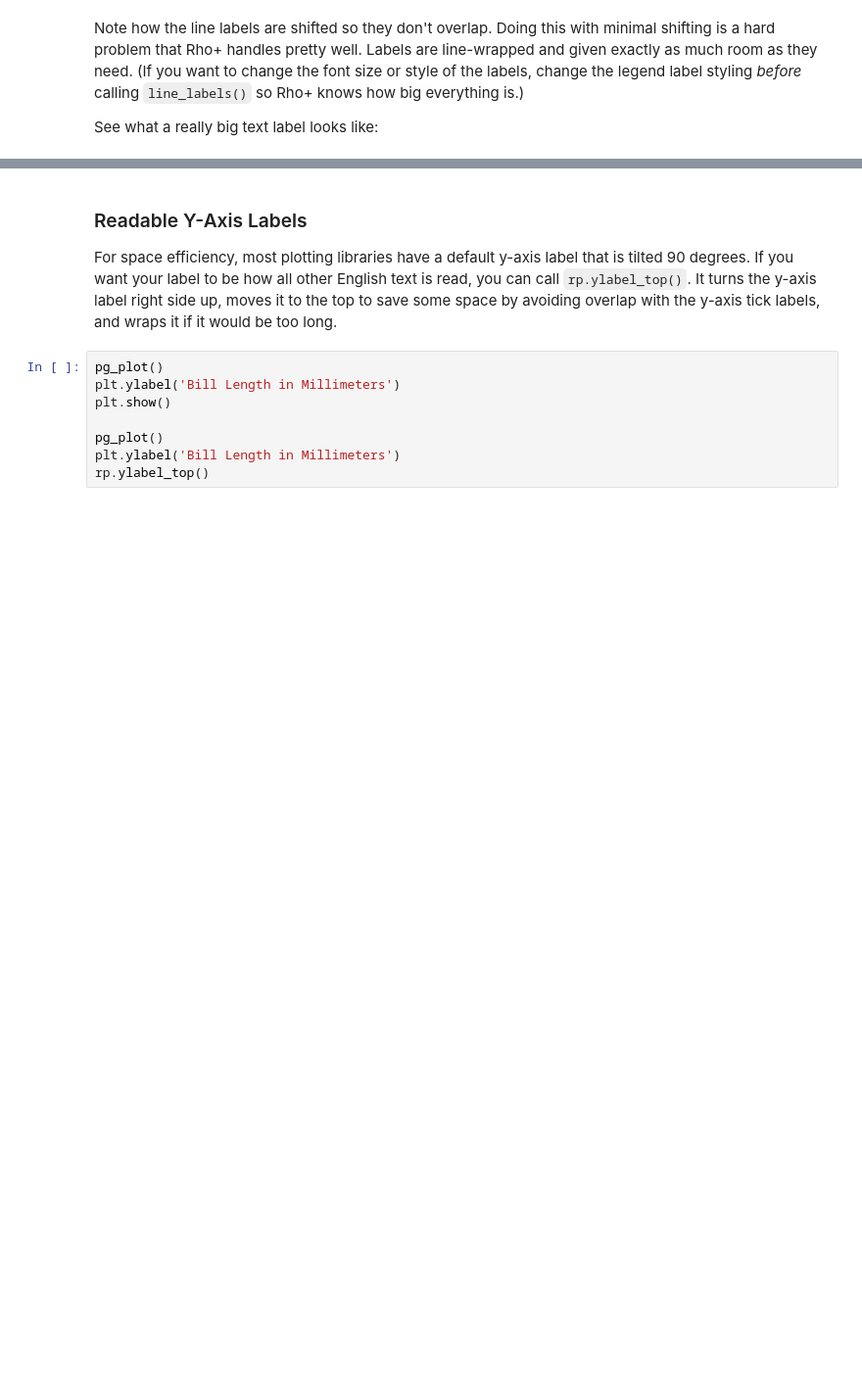
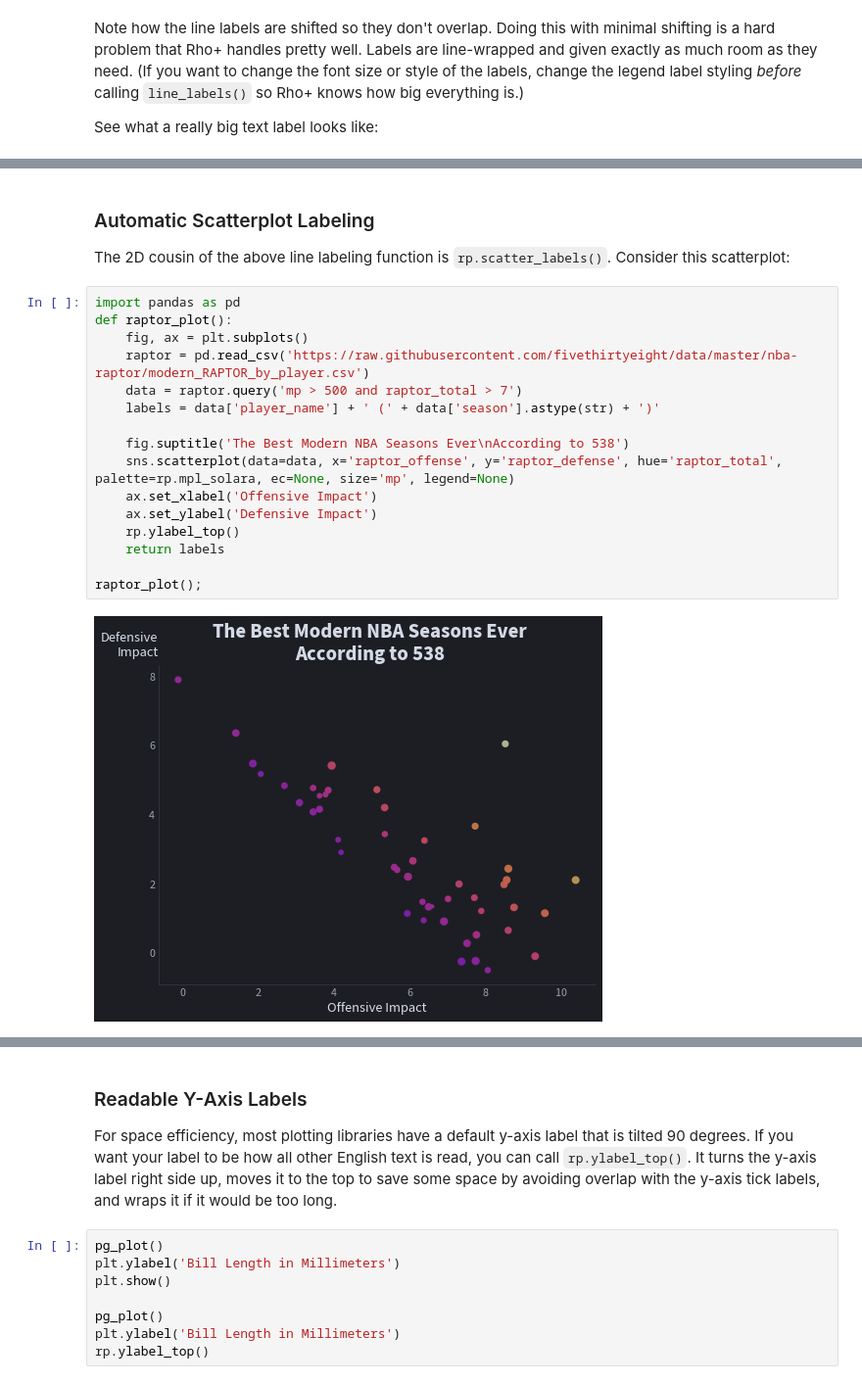
Before and after one commit to nicholas-miklaucic/rho_plus, a Jupyter notebook: docs/source/gallery.ipynb, the cells around one changed output, grey strips where cells are left out. Shown at 98% size. Saved outputs shown, nothing was run; the diff lists cells and outputs as text; blank space fills up the shorter version.

Commit message:
Refactoring, scatter labels, v0.5.1

```diff
--- a/docs/source/gallery.ipynb
+++ b/docs/source/gallery.ipynb
@@ -127,0 +128,22 @@ rp.line_labels(size=14, style='italic')
+# %% [markdown]
+### Automatic Scatterplot Labeling
+
+The 2D cousin of the above line labeling function is `rp.scatter_labels()`. Consider this scatterplot:
+# %%
+import pandas as pd
+def raptor_plot():
+    fig, ax = plt.subplots()
+    raptor = pd.read_csv('https://raw.githubusercontent.com/fivethirtyeight/data/master/nba-raptor/modern_RAPTOR_by_player.csv')
+    data = raptor.query('mp > 500 and raptor_total > 7')
+    labels = data['player_name'] + ' (' + data['season'].astype(str) + ')'
+
+    fig.suptitle('The Best Modern NBA Seasons Ever\nAccording to 538')
+    sns.scatterplot(data=data, x='raptor_offense', y='raptor_defense', hue='raptor_total', palette=rp.mpl_solara, ec=None, size='mp', legend=None)
+    ax.set_xlabel('Offensive Impact')
+    ax.set_ylabel('Defensive Impact')
+    rp.ylabel_top()
+    return labels
+
+raptor_plot();
+# %% [output]
+[figure, added]
```
Also changed, not shown: parts of 6 cells of this notebook, 7 other files.
